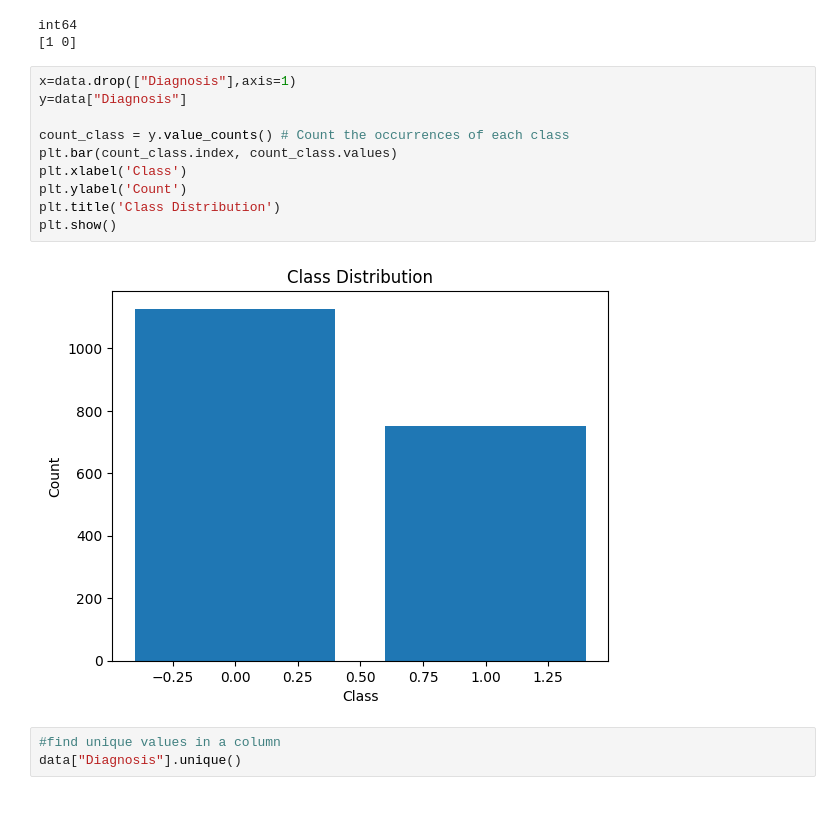
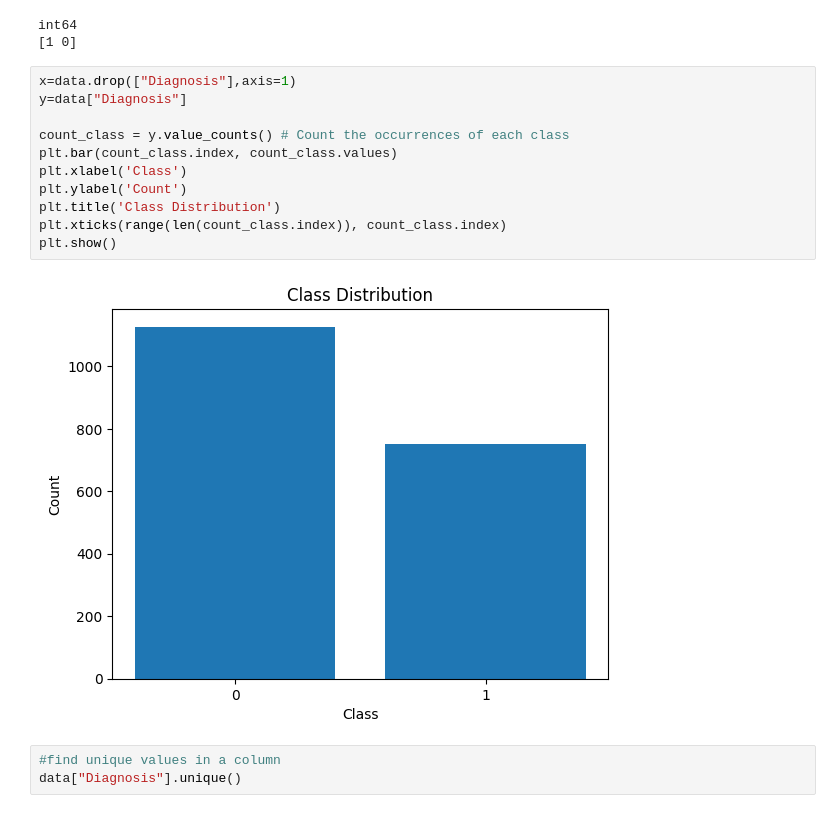
Before and after one commit to RyanSmoak/iPrevent, a Jupyter notebook: data_preprocessing.ipynb, the cells around one changed output. Drawn from its saved outputs; the diff is of its cells as text.

```diff
--- a/data_preprocessing.ipynb
+++ b/data_preprocessing.ipynb
@@ -200,15 +200,16 @@ int64
 # %%
 x=data.drop(["Diagnosis"],axis=1)
 y=data["Diagnosis"]
 
 count_class = y.value_counts() # Count the occurrences of each class
 plt.bar(count_class.index, count_class.values)
 plt.xlabel('Class')
 plt.ylabel('Count')
 plt.title('Class Distribution')
+plt.xticks(range(len(count_class.index)), count_class.index)
 plt.show()
 # %% [output]
-[figure, old version]
+[figure, new version]
 # %%
 #find unique values in a column
 data["Diagnosis"].unique()
```
Also changed, not shown: parts of 11 cells of this notebook.
